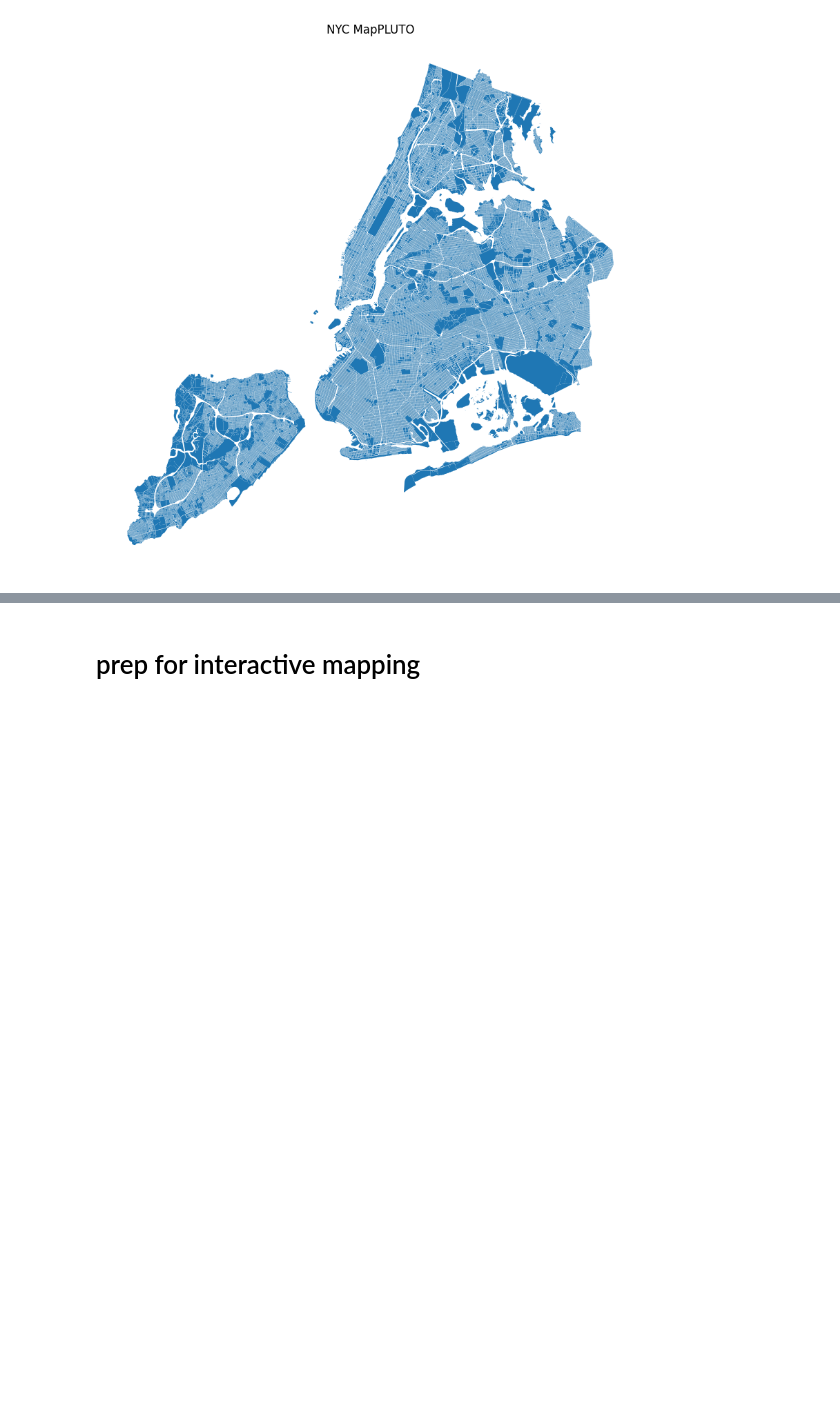
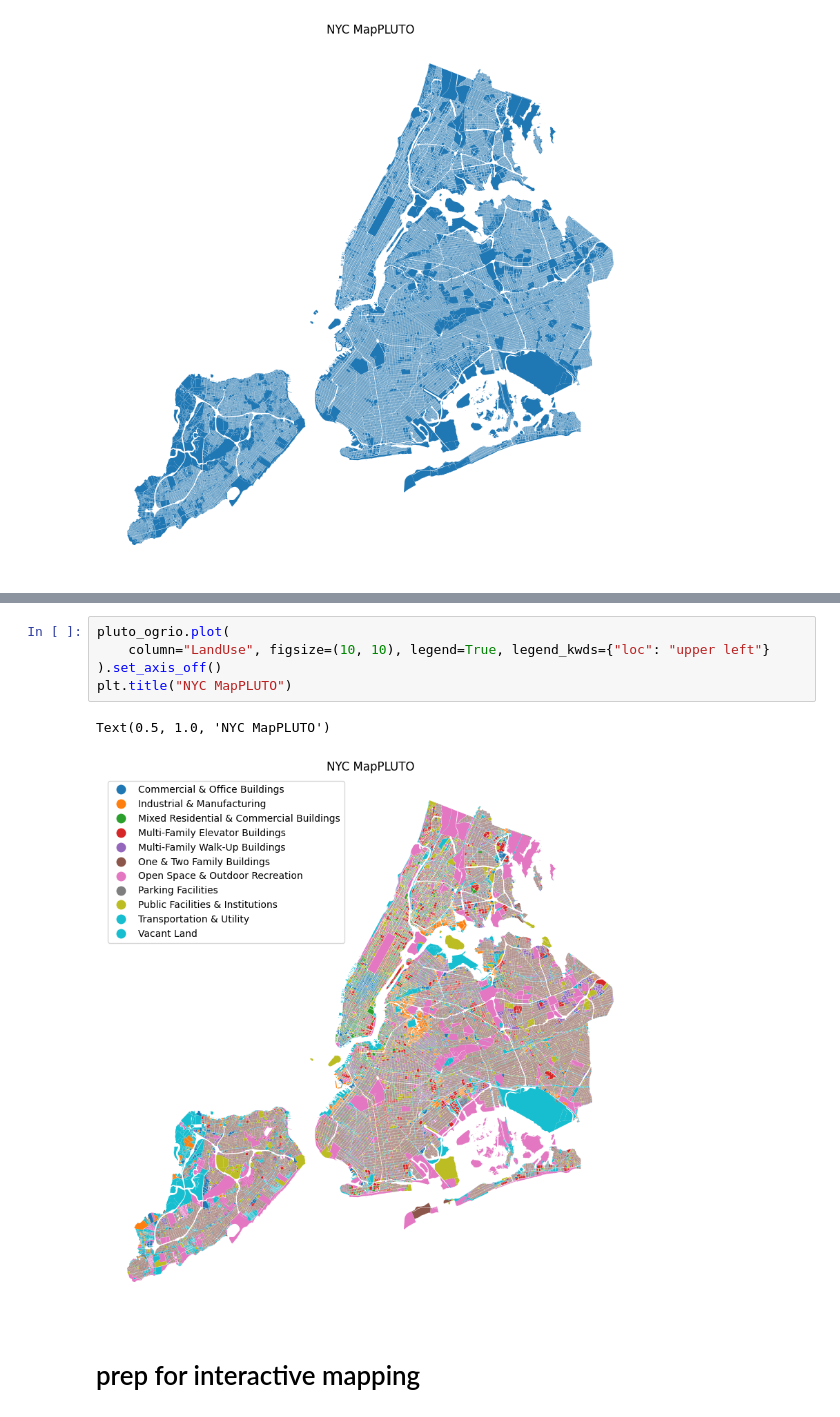
Before and after one commit to yumobennyyang/Mapping-Systems, a Jupyter notebook: Tutorials/01_vector_data_apis.ipynb, the cells around one changed output, grey strips where cells are left out. Cells and saved outputs as stored; diff of their text form; blank space fills up the shorter version.

```diff
--- a/Tutorials/01_vector_data_apis.ipynb
+++ b/Tutorials/01_vector_data_apis.ipynb
@@ -241,3 +280,11 @@ Text(0.5, 1.0, 'NYC MapPLUTO')
+# %%
+pluto_ogrio.plot(
+    column="LandUse", figsize=(10, 10), legend=True, legend_kwds={"loc": "upper left"}
+).set_axis_off()
+plt.title("NYC MapPLUTO")
+# %% [output]
+Text(0.5, 1.0, 'NYC MapPLUTO')
+[figure, added]
 # %% [markdown]
 # prep for interactive mapping
 # %%
```
Also changed, not shown: parts of 5 cells of this notebook, 1 other file.
